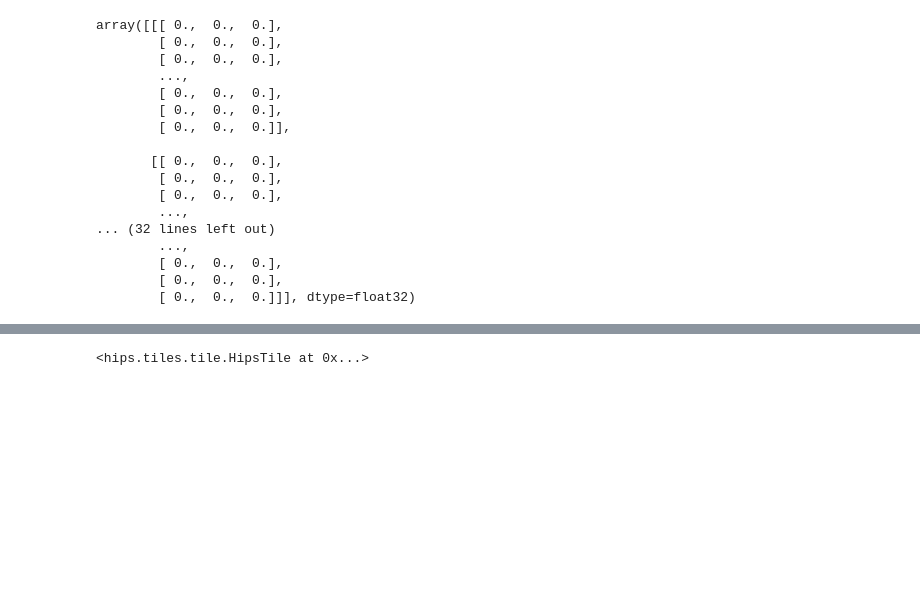
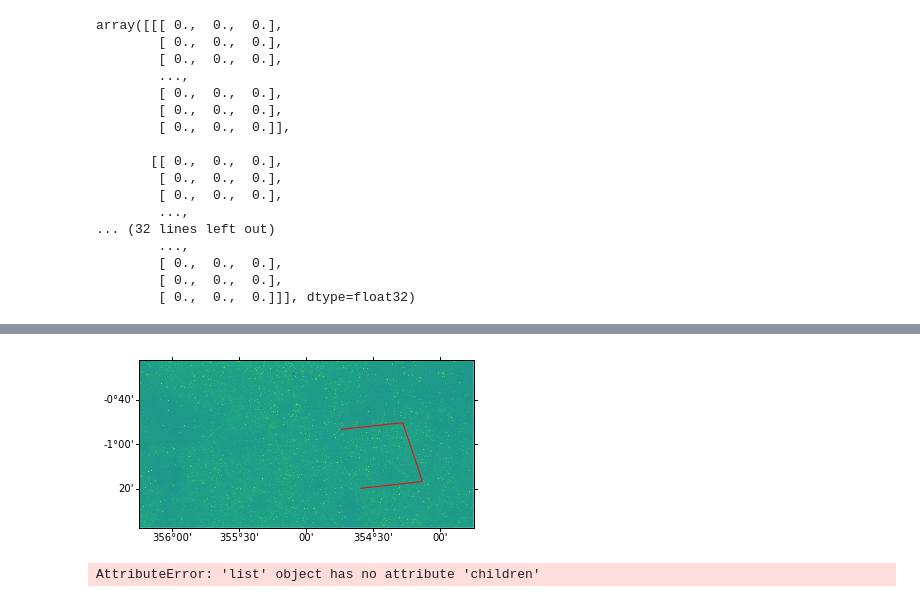
Before and after one commit to adl1995/HIPS-to-Py, a Jupyter notebook: examples/Tile distortion issue - Fix.ipynb, the cells around one changed output, grey strips where cells are left out. Drawn from its saved outputs; the diff is of its cells as text; code cells hidden in the pictures; blank space fills up the shorter version.

```diff
--- a/examples/Tile distortion issue - Fix.ipynb
+++ b/examples/Tile distortion issue - Fix.ipynb
@@ -94,0 +96,3 @@ TypeError: 'HipsTile' object is not iterable
+# %%
+painter._tiles = [painter.tiles[5]]
+painter.draw_tiles()
@@ -95,4 +107,11 @@ TypeError: 'HipsTile' object is not iterable
 # %%
-painter.tiles
+painter.plot_mpl_hips_tile_grid()
 # %% [output]
-<hips.tiles.tile.HipsTile at 0x...>
+[figure, added]
+# %%
+print(painter)
+painter._tiles = painter.tiles.children
+painter.draw_tiles()
+painter.plot_mpl_hips_tile_grid()
+# %% [output]
+AttributeError: 'list' object has no attribute 'children'
```
Also changed, not shown: parts of 10 cells of this notebook.
